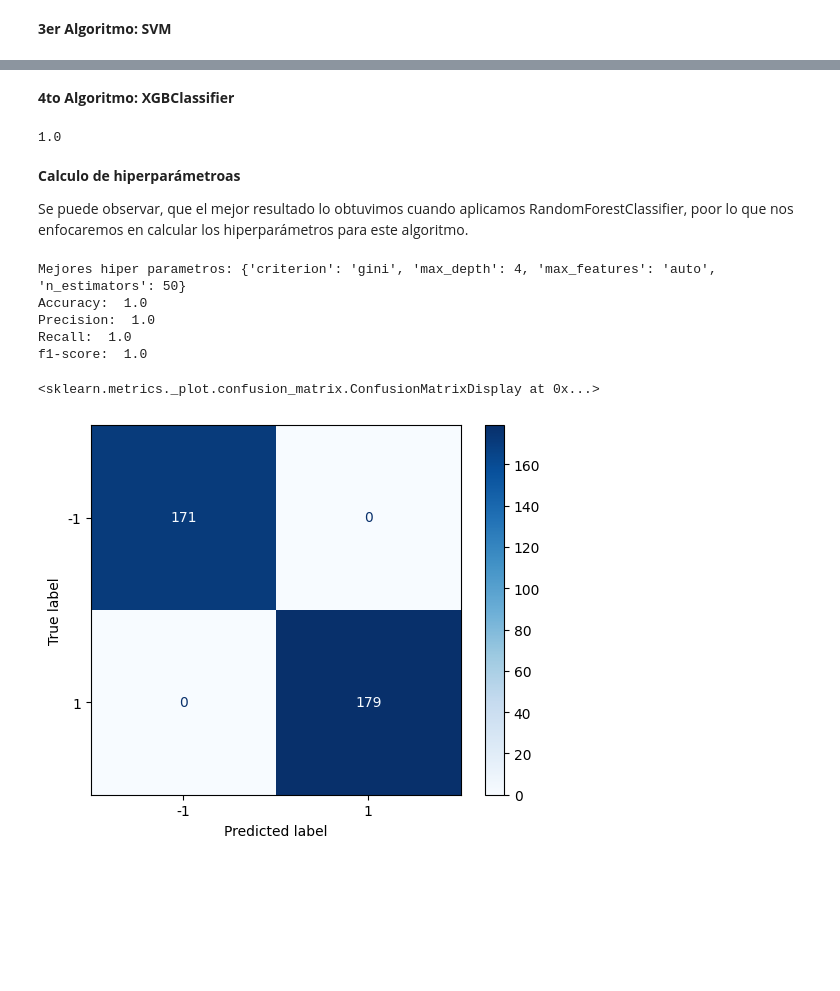
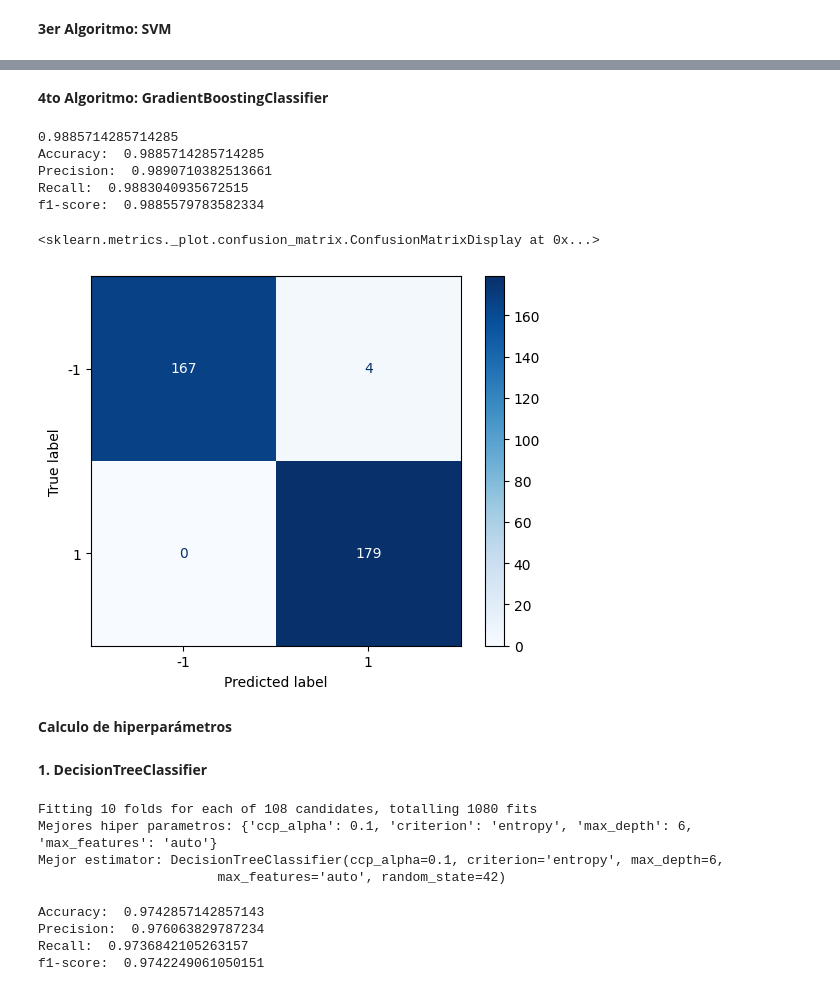
Before and after one commit to aparedesum/ProductivityPrediction, a Jupyter notebook: EvaluacionModelosProductividad.ipynb, the cells around one changed output, grey strips where cells are left out. Saved outputs shown, nothing was run; the diff lists cells and outputs as text; code cells hidden in the pictures; blank space fills up the shorter version.

```diff
--- a/EvaluacionModelosProductividad.ipynb
+++ b/EvaluacionModelosProductividad.ipynb
@@ -442,54 +445,56 @@ f1-score:  0.6599972244671385
 # %% [markdown]
-**4to Algoritmo: XGBClassifier**
+**4to Algoritmo: GradientBoostingClassifier**
 # %%
 from sklearn.ensemble import GradientBoostingClassifier
 
-clf = GradientBoostingClassifier(n_estimators=100, learning_rate=1.0, max_depth=1, random_state=0)
+clf = GradientBoostingClassifier(n_estimators=100, learning_rate=1.0, max_depth=1, random_state=42)
 clf.fit(X_train,y_train)
 
 print(clf.score(X_test, y_test))
 
-#xgb_model = xgb.XGBClassifier(n_jobs=1).fit(X_train, y_train)
 y_pred = clf.predict(X_test)
-#print('Accuracy: ', accuracy_score(y_test, y_pred))
-#print('Precision: ', precision_score(y_test, y_pred, average="macro"))
-#print('Recall: ', recall_score(y_test, y_pred, average="macro", zero_division=0))
-#print('f1-score: ', f1_score(y_test, y_pred, average="macro"))
-#plot_confusion_matrix(xgb_model, X_test, y_test,cmap=plt.cm.Blues)
+print('Accuracy: ', accuracy_score(y_test, y_pred))
+print('Precision: ', precision_score(y_test, y_pred, average="macro"))
+print('Recall: ', recall_score(y_test, y_pred, average="macro", zero_division=0))
+print('f1-score: ', f1_score(y_test, y_pred, average="macro"))
+plot_confusion_matrix(clf, X_test, y_test,cmap=plt.cm.Blues)
 # %% [output]
-1.0
+0.9885714285714285
+Accuracy:  0.9885714285714285
+Precision:  0.9890710382513661
+Recall:  0.9883040935672515
+f1-score:  0.9885579783582334
+<sklearn.metrics._plot.confusion_matrix.ConfusionMatrixDisplay at 0x...>
+[figure, added]
-# %% [markdown]
-**Calculo de hiperparámetroas**
-
-Se puede observar, que el mejor resultado lo obtuvimos cuando aplicamos RandomForestClassifier, poor lo que nos enfocaremos en calcular los hiperparámetros para este algoritmo.
+# %% [markdown]
+**Calculo de hiperparámetros**
+# %% [markdown]
+**1. DecisionTreeClassifier**
+# %%
+parameters = {'max_features': ['auto', 'sqrt', 'log2'],
+              'ccp_alpha': [0.1, .01, .001],
+              'max_depth' : [5, 6, 7, 8, 9, 10],
+              'criterion' :['gini', 'entropy']
+             }
+grid_search = GridSearchCV(DecisionTreeClassifier(random_state=42), parameters, cv=10, verbose=True)
+grid_search.fit(X_train, y_train)
+
+print("Mejores hiper parametros:", grid_search.best_params_)
+print("Mejor estimator:", grid_search.best_estimator_)
+# %% [output]
+Fitting 10 folds for each of 108 candidates, totalling 1080 fits
+Mejores hiper parametros: {'ccp_alpha': 0.1, 'criterion': 'entropy', 'max_depth': 6, 'max_features': 'auto'}
+Mejor estimator: DecisionTreeClassifier(ccp_alpha=0.1, criterion='entropy', max_depth=6,
+                       max_features='auto', random_state=42)
 # %%
-parameters = {
-    "n_estimators":[5,10,50,100,250],
-    "max_depth":[2,4,8,16,32,None]}
-
-param_grid = {
-    'n_estimators': [5, 10, 50, 100, 200],
-    'max_features': ['auto', 'sqrt', 'log2'],
-    'max_depth' : [2, 4,5,6,7,8],
-    'criterion' :['gini', 'entropy']
-}
-grid = GridSearchCV(RandomForestClassifier(), param_grid, cv=5)
-grid.fit(X_train,y_train)
-print("Mejores hiper parametros:", grid.best_params_)
-
-model = grid.best_estimator_
-y_pred = model.predict(X_test)
-
+final_model = grid_search.best_estimator_
+y_pred = final_model.predict(X_test)
 print('Accuracy: ', accuracy_score(y_test, y_pred))
 print('Precision: ', precision_score(y_test, y_pred, average="macro"))
 print('Recall: ', recall_score(y_test, y_pred, average="macro", zero_division=0))
 print('f1-score: ', f1_score(y_test, y_pred, average="macro"))
-plot_confusion_matrix(model, X_test, y_test,cmap=plt.cm.Blues)
 # %% [output]
-Mejores hiper parametros: {'criterion': 'gini', 'max_depth': 4, 'max_features': 'auto', 'n_estimators': 50}
-Accuracy:  1.0
-Precision:  1.0
-Recall:  1.0
-f1-score:  1.0
+Accuracy:  0.9742857142857143
+Precision:  0.976063829787234
+Recall:  0.9736842105263157
+f1-score:  0.9742249061050151
-<sklearn.metrics._plot.confusion_matrix.ConfusionMatrixDisplay at 0x...>
-[figure, removed]
```
Also changed, not shown: parts of 21 cells of this notebook.
